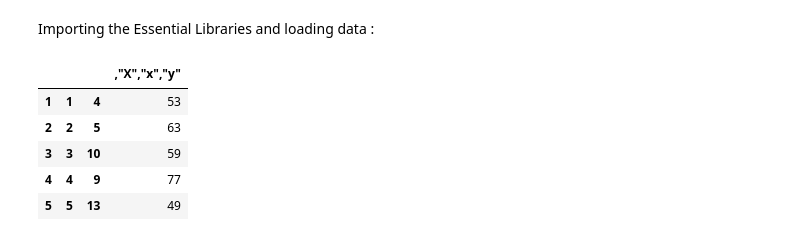
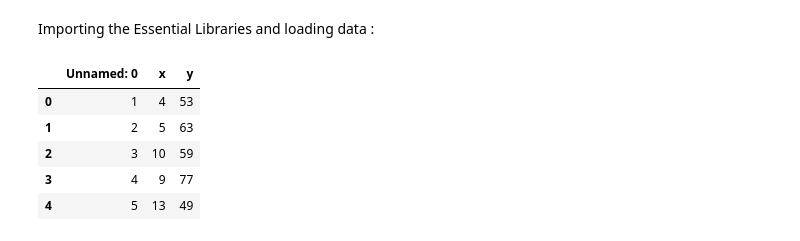
Before and after one commit to aminchk/Clustering-models, a Jupyter notebook: clustering models.ipynb, the cells around one changed output. Drawn from its saved outputs; the diff is of its cells as text; code cells hidden in the pictures.

```diff
--- a/clustering models.ipynb
+++ b/clustering models.ipynb
@@ -5,15 +5,15 @@ Importing the Essential Libraries and loading data :
 # %%
 import pandas as pd
 import numpy as np
 import matplotlib.pyplot as plt
 from sklearn.cluster import KMeans
 
-df = pd.read_csv("ruspini.csv")
-df.head(5)
+df = pd.read_csv("Ruspini.csv")
+df.head()
 # %% [output]
-|  |  |  | ,"X","x","y" |
-| 1 | 1 | 4 | 53 |
-| 2 | 2 | 5 | 63 |
-| 3 | 3 | 10 | 59 |
-| 4 | 4 | 9 | 77 |
-| 5 | 5 | 13 | 49 |
+|  | Unnamed: 0 | x | y |
+| 0 | 1 | 4 | 53 |
+| 1 | 2 | 5 | 63 |
+| 2 | 3 | 10 | 59 |
+| 3 | 4 | 9 | 77 |
+| 4 | 5 | 13 | 49 |
```
Also changed, not shown: parts of 35 cells of this notebook, 1 other file.
